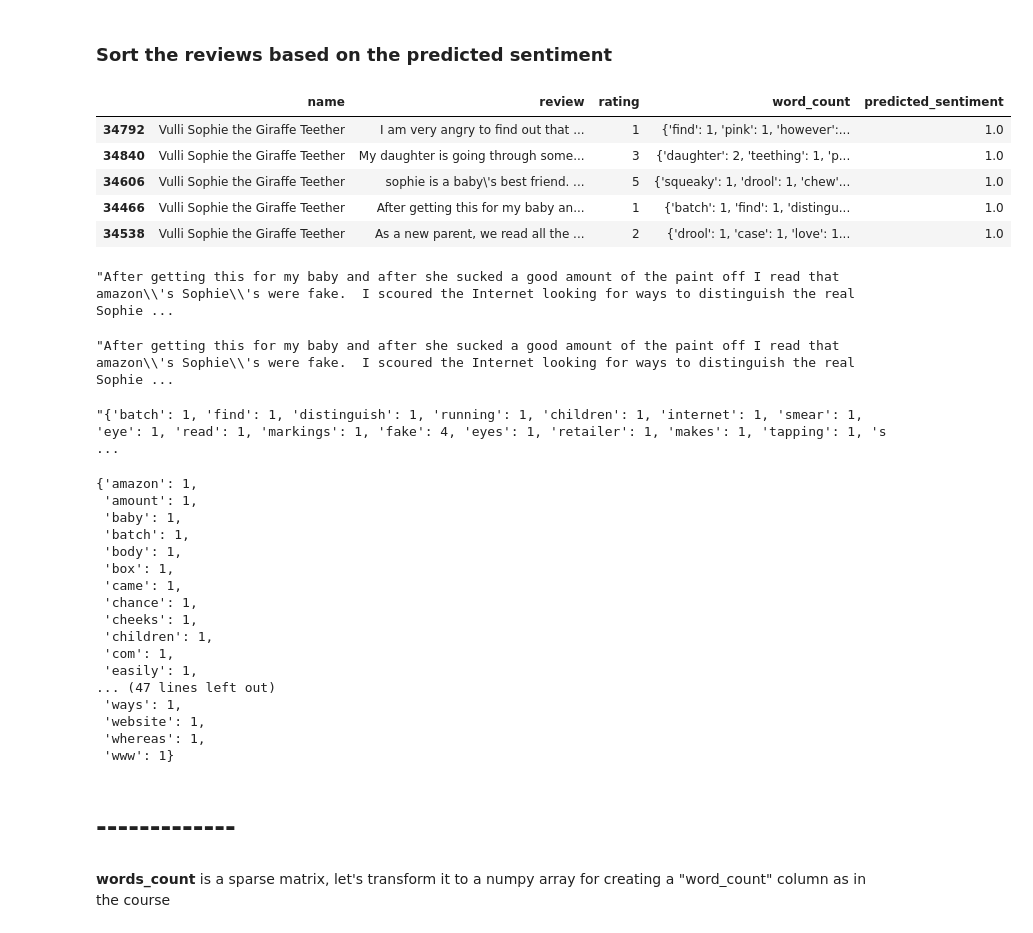
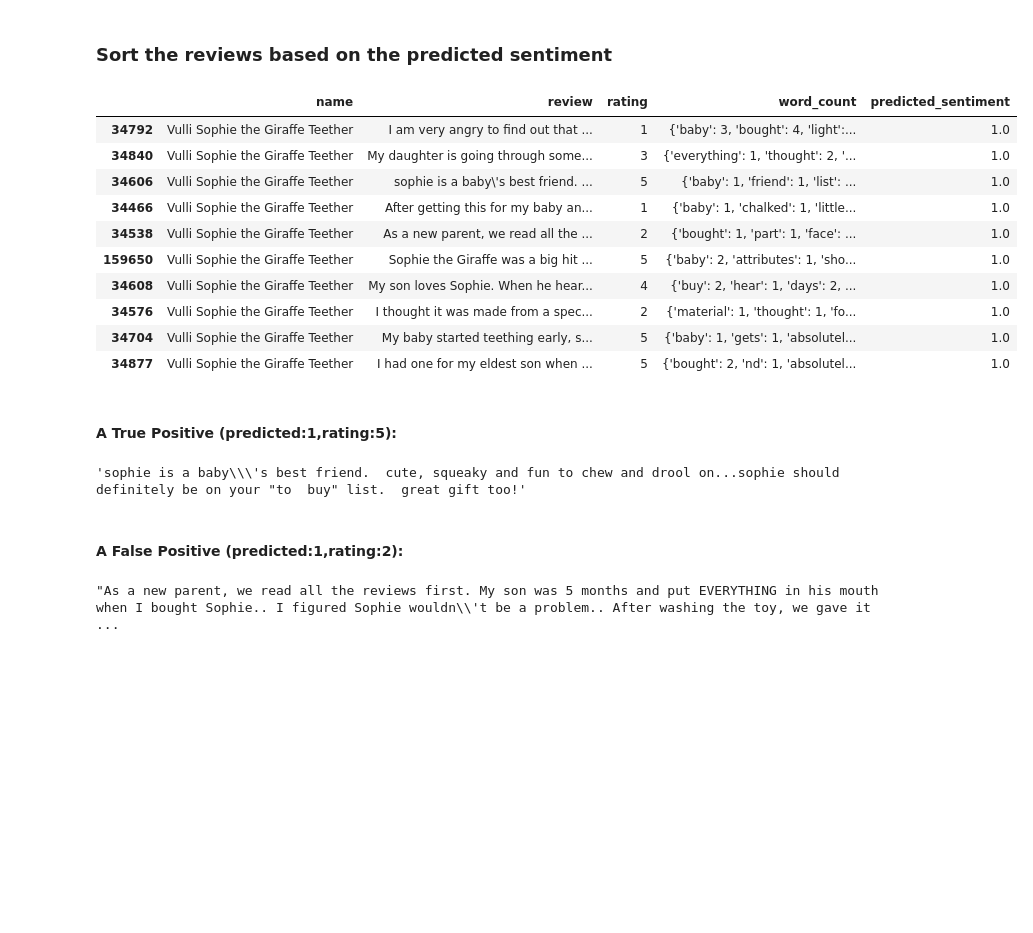
Before and after one commit to ddumet/coursera_machine_learning_foundations, a Jupyter notebook: analysing_sentiment.ipynb, the cells around one changed output. Saved outputs shown, nothing was run; the diff lists cells and outputs as text; code cells hidden in the pictures; blank space fills up the shorter version.

Commit message:
Complete the notebook with correct Confusion Matrix and predictions on Sophie Vulli. Change .gitignore so that quizz notebook is not pushed to github.

```diff
--- a/analysing_sentiment.ipynb
+++ b/analysing_sentiment.ipynb
@@ -314,47 +310,28 @@ sophie.head()
 # %%
 sophie_sorted = sophie.sort_values("predicted_sentiment",ascending=False)
 # %%
-sophie_sorted.head()
+sophie_sorted.head(10)
 # %% [output]
 |  | name | review | rating | word_count | predicted_sentiment |
-| 34792 | Vulli Sophie the Giraffe Teether | I am very angry to find out that ... | 1 | {'find': 1, 'pink': 1, 'however':... | 1.0 |
-| 34840 | Vulli Sophie the Giraffe Teether | My daughter is going through some... | 3 | {'daughter': 2, 'teething': 1, 'p... | 1.0 |
-| 34606 | Vulli Sophie the Giraffe Teether | sophie is a baby\'s best friend. ... | 5 | {'squeaky': 1, 'drool': 1, 'chew'... | 1.0 |
-| 34466 | Vulli Sophie the Giraffe Teether | After getting this for my baby an... | 1 | {'batch': 1, 'find': 1, 'distingu... | 1.0 |
-| 34538 | Vulli Sophie the Giraffe Teether | As a new parent, we read all the ... | 2 | {'drool': 1, 'case': 1, 'love': 1... | 1.0 |
+| 34792 | Vulli Sophie the Giraffe Teether | I am very angry to find out that ... | 1 | {'baby': 3, 'bought': 4, 'light':... | 1.0 |
+| 34840 | Vulli Sophie the Giraffe Teether | My daughter is going through some... | 3 | {'everything': 1, 'thought': 2, '... | 1.0 |
+| 34606 | Vulli Sophie the Giraffe Teether | sophie is a baby\'s best friend. ... | 5 | {'baby': 1, 'friend': 1, 'list': ... | 1.0 |
+| 34466 | Vulli Sophie the Giraffe Teether | After getting this for my baby an... | 1 | {'baby': 1, 'chalked': 1, 'little... | 1.0 |
+| 34538 | Vulli Sophie the Giraffe Teether | As a new parent, we read all the ... | 2 | {'bought': 1, 'part': 1, 'face': ... | 1.0 |
+| 159650 | Vulli Sophie the Giraffe Teether | Sophie the Giraffe was a big hit ... | 5 | {'baby': 2, 'attributes': 1, 'sho... | 1.0 |
+| 34608 | Vulli Sophie the Giraffe Teether | My son loves Sophie. When he hear... | 4 | {'buy': 2, 'hear': 1, 'days': 2, ... | 1.0 |
+| 34576 | Vulli Sophie the Giraffe Teether | I thought it was made from a spec... | 2 | {'material': 1, 'thought': 1, 'fo... | 1.0 |
+| 34704 | Vulli Sophie the Giraffe Teether | My baby started teething early, s... | 5 | {'baby': 1, 'gets': 1, 'absolutel... | 1.0 |
+| 34877 | Vulli Sophie the Giraffe Teether | I had one for my eldest son when ... | 5 | {'bought': 2, 'nd': 1, 'absolutel... | 1.0 |
+# %% [markdown]
+#### A True Positive (predicted:1,rating:5):
 # %%
-sophie_sorted.loc[34466,"review"]
+sophie_sorted.loc[34606,"review"]
 # %% [output]
-"After getting this for my baby and after she sucked a good amount of the paint off I read that amazon\\'s Sophie\\'s were fake.  I scoured the Internet looking for ways to distinguish the real Sophie ...
+'sophie is a baby\\\'s best friend.  cute, squeaky and fun to chew and drool on...sophie should definitely be on your "to  buy" list.  great gift too!'
+# %% [markdown]
+#### A False Positive (predicted:1,rating:2):
 # %%
-products.loc[34466,"review"]
+sophie_sorted.loc[34538,"review"]
 # %% [output]
-"After getting this for my baby and after she sucked a good amount of the paint off I read that amazon\\'s Sophie\\'s were fake.  I scoured the Internet looking for ways to distinguish the real Sophie ...
+"As a new parent, we read all the reviews first. My son was 5 months and put EVERYTHING in his mouth when I bought Sophie.. I figured Sophie wouldn\\'t be a problem.. After washing the toy, we gave it ...
-# %%
-products.loc[34466,"word_count"]
-# %% [output]
-"{'batch': 1, 'find': 1, 'distinguish': 1, 'running': 1, 'children': 1, 'internet': 1, 'smear': 1, 'eye': 1, 'read': 1, 'markings': 1, 'fake': 4, 'eyes': 1, 'retailer': 1, 'makes': 1, 'tapping': 1, 's ...
-# %%
-bagofwords_df[34466]
-# %% [output]
-{'amazon': 1,
- 'amount': 1,
- 'baby': 1,
- 'batch': 1,
- 'body': 1,
- 'box': 1,
- 'came': 1,
- 'chance': 1,
- 'cheeks': 1,
- 'children': 1,
- 'com': 1,
- 'easily': 1,
-... (47 lines left out)
- 'ways': 1,
- 'website': 1,
- 'whereas': 1,
- 'www': 1}
-# %% [markdown]
-# -------------
-# %% [markdown]
-**words_count** is a sparse matrix, let's transform it to a numpy array for creating a "word_count" column as in the course
```
Also changed, not shown: parts of 53 cells of this notebook, 1 other file.
